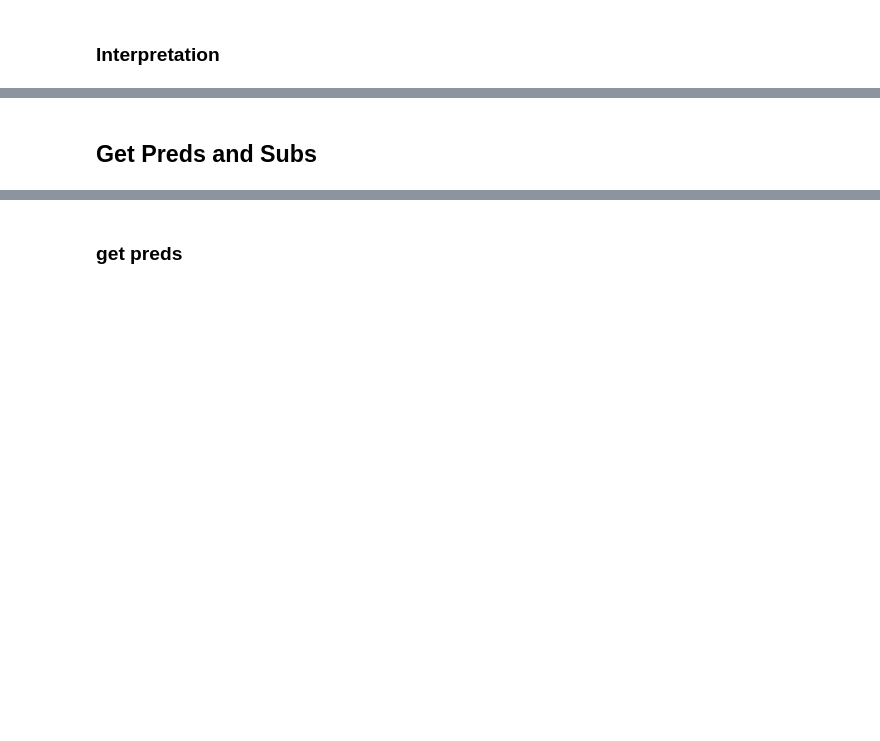
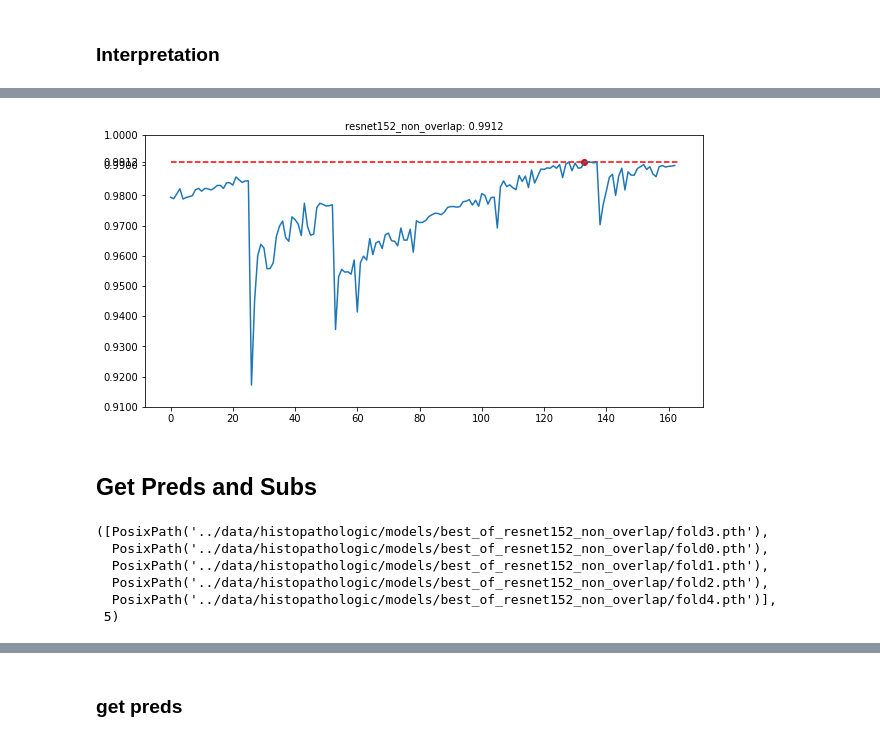
Before and after one commit to KeremTurgutlu/hist_cancer_detection, a Jupyter notebook: post_model_analysis.ipynb, the cells around one changed output, grey strips where cells are left out. Drawn from its saved outputs; the diff is of its cells as text; code cells hidden in the pictures; blank space fills up the shorter version.

```diff
--- a/post_model_analysis.ipynb
+++ b/post_model_analysis.ipynb
@@ -161,3 +194,7 @@ confused_samples_df.confused_probs.hist()
+# %%
+log_df = plot_logs('resnet152_non_overlap', (10,5))
+# %% [output]
+[figure, added]
 # %% [markdown]
 ## Get Preds and Subs
 # %%
@@ -181,2 +212,11 @@ learn = cnn_learner(data=fold_data, base_arch=arch, metrics=[accuracy, auc], cal
 # %%
-n_folds = len((path/f'models/best_of_{model_name}').ls())
+folds = (path/f'models/best_of_{MODEL_NAME}').ls()
+n_folds = len(folds)
+folds, n_folds
+# %% [output]
+([PosixPath('../data/histopathologic/models/best_of_resnet152_non_overlap/fold3.pth'),
+  PosixPath('../data/histopathologic/models/best_of_resnet152_non_overlap/fold0.pth'),
+  PosixPath('../data/histopathologic/models/best_of_resnet152_non_overlap/fold1.pth'),
+  PosixPath('../data/histopathologic/models/best_of_resnet152_non_overlap/fold2.pth'),
+  PosixPath('../data/histopathologic/models/best_of_resnet152_non_overlap/fold4.pth')],
+ 5)
```
Also changed, not shown: parts of 61 cells of this notebook, 10 other files.
